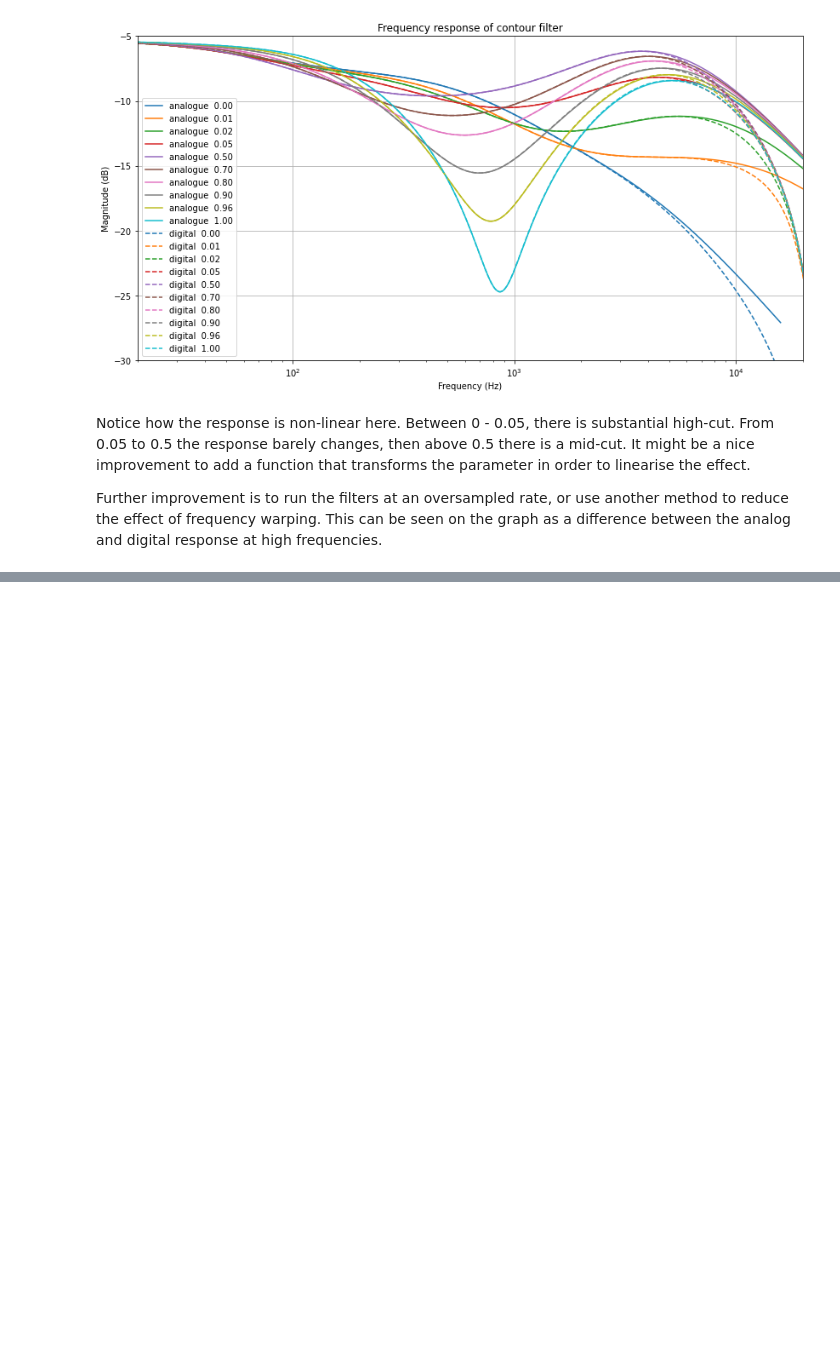
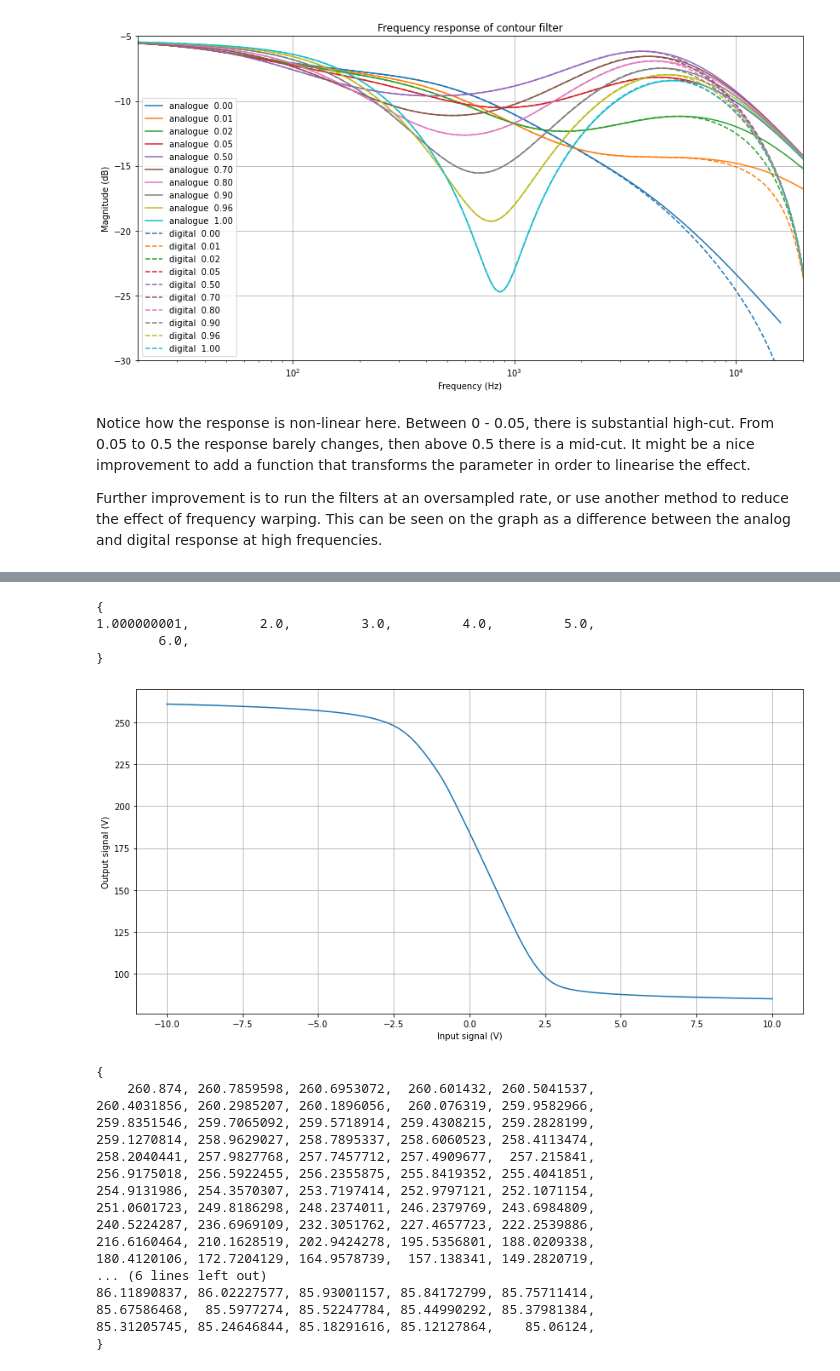
Before and after one commit to Barabas5532/valvestate_sim, a Jupyter notebook: binder/valvestate.ipynb, the cells around one changed output, grey strips where cells are left out. Saved outputs shown, nothing was run; the diff lists cells and outputs as text; code cells hidden in the pictures; blank space fills up the shorter version.

Commit message:
Add documentation for waveshaper design

```diff
--- a/binder/valvestate.ipynb
+++ b/binder/valvestate.ipynb
@@ -259,0 +266,65 @@ Further improvement is to run the filters at an oversampled rate, or use another
+# %%
+# 9 decimal digits should be enough to exactly represent a 32-bit IEEE 754 float
+def print_cpp_array(a):
+    print("{", end="")
+    for i in range(len(a)):
+        if not i % 5:
+            print("")
+
+        print(f"{a[i]:11.10}, ", end="")
+
+    print("\n}", end="")
+
+
+print_cpp_array([1.000000001, 2., 3., 4., 5., 6.])
+# %% [output]
+{
+1.000000001,         2.0,         3.0,         4.0,         5.0,
+        6.0,
+}
+# %%
+time = []
+output = []
+
+with open('clipping_waveshape.txt') as csvDataFile:
+    csvReader = csv.reader(csvDataFile, delimiter='\t')
+    next(csvReader) # skip the header line
+    for row in csvReader:
+        time.append(float(row[0]))
+        output.append(float(row[1]))
+
+# the input voltage was -10 V to 10 V, with a linear ramp over time
+input_voltage = (np.array(time)-0.5)*20
+# %%
+N = 100
+
+def resample_by_interpolation(x, y, length):
+    return np.interp(np.linspace(x[0], x[-1], length, endpoint=True), x, y)
+
+output_resampled = resample_by_interpolation(input_voltage, output, N)
+input_resampled = np.linspace(input_voltage[0], input_voltage[-1], N, endpoint=True)
+# %%
+plt.plot(input_resampled, output_resampled)
+plt.xlabel("Input signal (V)")
+plt.ylabel("Output signal (V)")
+plt.show()
+print_cpp_array(output_resampled)
+# %% [output]
+[figure, added]
+{
+    260.874, 260.7859598, 260.6953072,  260.601432, 260.5041537,
+260.4031856, 260.2985207, 260.1896056,  260.076319, 259.9582966,
+259.8351546, 259.7065092, 259.5718914, 259.4308215, 259.2828199,
+259.1270814, 258.9629027, 258.7895337, 258.6060523, 258.4113474,
+258.2040441, 257.9827768, 257.7457712, 257.4909677,  257.215841,
+256.9175018, 256.5922455, 256.2355875, 255.8419352, 255.4041851,
+254.9131986, 254.3570307, 253.7197414, 252.9797121, 252.1071154,
+251.0601723, 249.8186298, 248.2374011, 246.2379769, 243.6984809,
+240.5224287, 236.6969109, 232.3051762, 227.4657723, 222.2539886,
+216.6160464, 210.1628519, 202.9424278, 195.5356801, 188.0209338,
+180.4120106, 172.7204129, 164.9578739,  157.138341, 149.2820719,
+... (6 lines left out)
+86.11890837, 86.02227577, 85.93001157, 85.84172799, 85.75711414,
+85.67586468,  85.5977274, 85.52247784, 85.44990292, 85.37981384,
+85.31205745, 85.24646844, 85.18291616, 85.12127864,    85.06124,
+}
```
Also changed, not shown: parts of 1 cell of this notebook, 3 other files.
